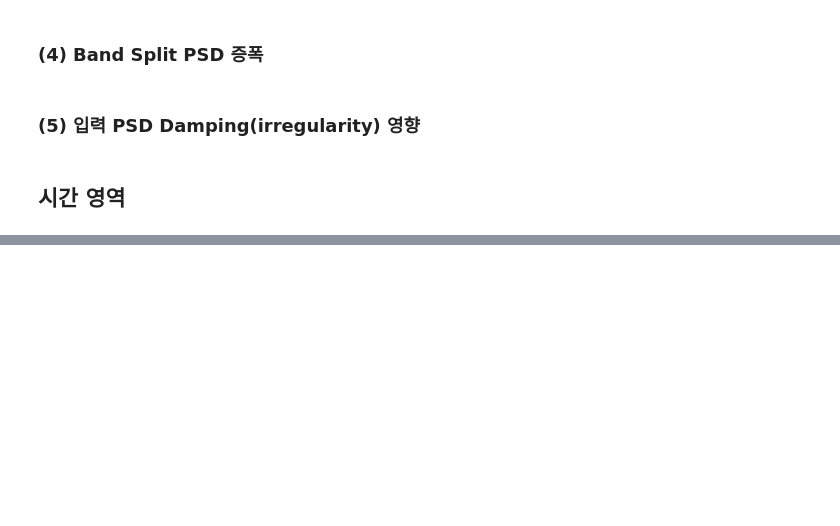
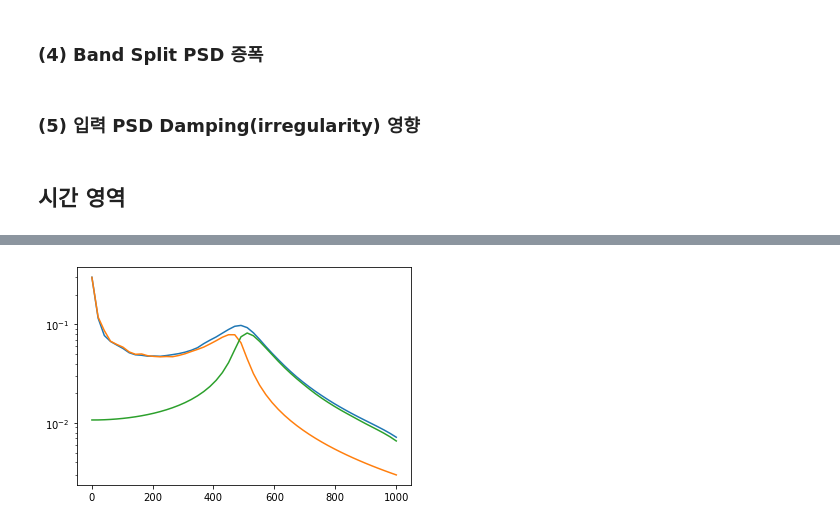
Before and after one commit to wonho13/work, a Jupyter notebook: 논문/2021/Case Study.ipynb, the cells around one changed output, grey strips where cells are left out. Saved outputs shown, nothing was run; the diff lists cells and outputs as text; code cells hidden in the pictures; blank space fills up the shorter version.

```diff
--- a/논문/2021/Case Study.ipynb
+++ b/논문/2021/Case Study.ipynb
@@ -154,0 +156,14 @@ plt.xlim(min(dfi[0]),max(dfi[1]));
+# %%
+lftab,ldtab,dr,dtime,it,K,m,C = np.linspace(1,1000,50),th1,0.05,t1[1]-t1[0],1,1,4,1;
+freq1,fds1 = th2fds(lftab,ldtab,dr,dtime,it,K,m,C);
+lftab,ldtab,dr,dtime,it,K,m,C = np.linspace(1,1000,50),th2,0.05,t2[1]-t2[0],1,1,4,1;
+freq2,fds2 = th2fds(lftab,ldtab,dr,dtime,it,K,m,C);
+lftab,ldtab,dr,dtime,it,K,m,C = np.linspace(1,1000,50),th3,0.05,t3[1]-t3[0],1,1,4,1;
+freq3,fds3 = th2fds(lftab,ldtab,dr,dtime,it,K,m,C);
+# %%
+plt.plot(freq1,fds1);
+plt.plot(freq2,fds2);
+plt.plot(freq3,fds3);
+plt.yscale('log');
+# %% [output]
+[figure, added]
```
Also changed, not shown: parts of 17 cells of this notebook, 2 other files.
